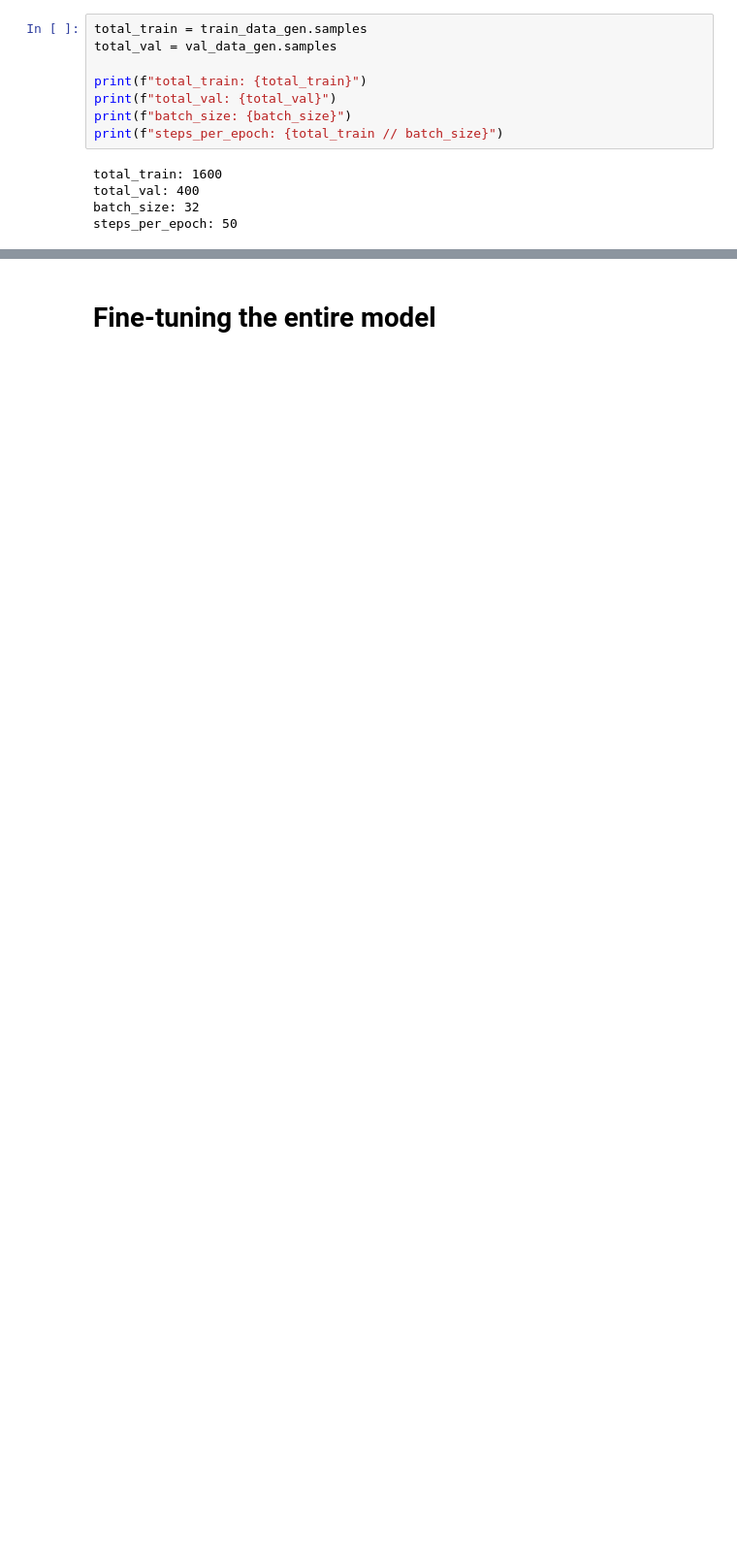
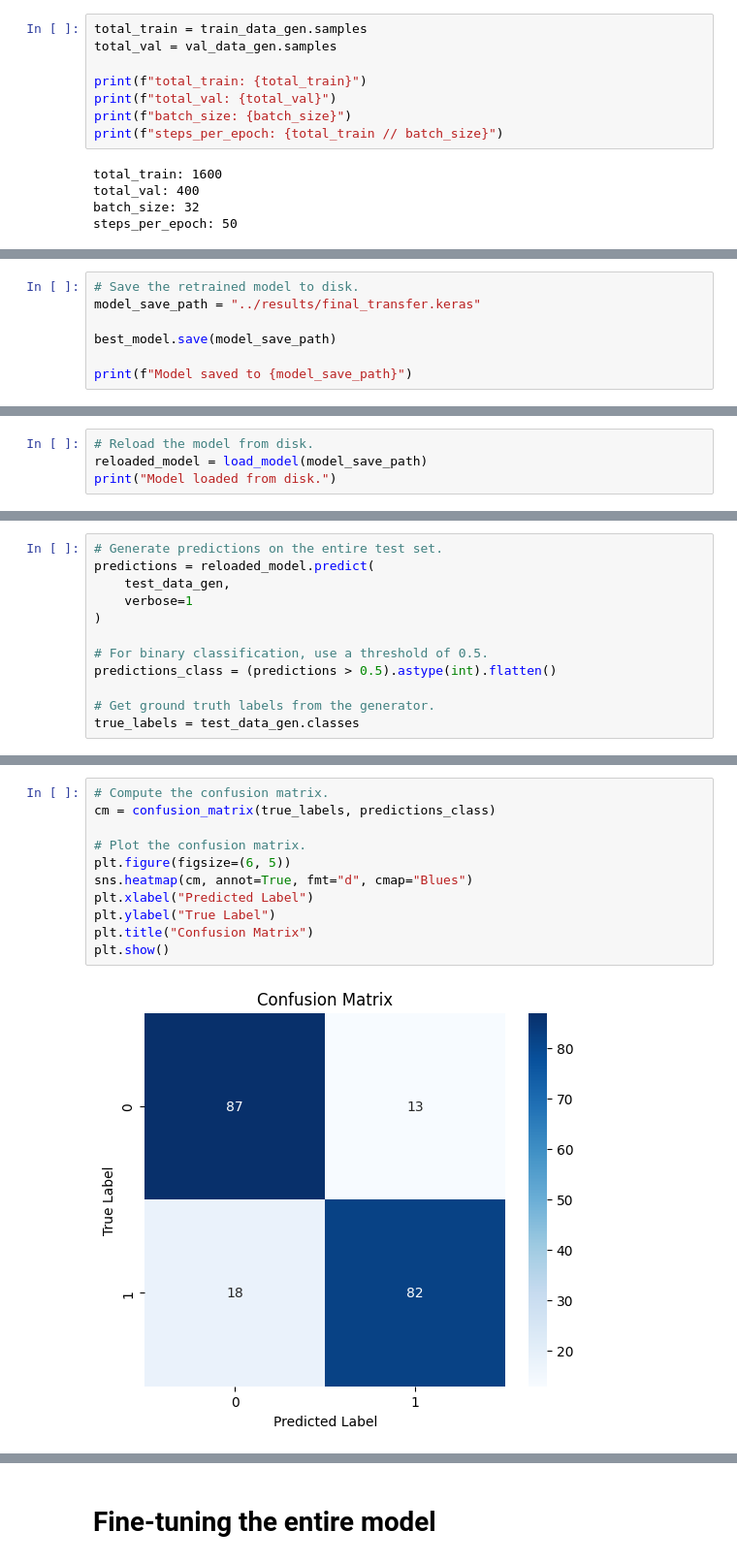
Before and after one commit to Lucmeister55/AI-project, a Jupyter notebook: notebooks/task3.ipynb, the cells around one changed output, grey strips where cells are left out. Shown at 97% size. Cells and saved outputs as stored; diff of their text form; blank space fills up the shorter version.

```diff
--- a/notebooks/task3.ipynb
+++ b/notebooks/task3.ipynb
@@ -400,0 +339,7 @@ print(f"Model saved to {model_save_path}")
+# %%
+# Save the retrained model to disk.
+model_save_path = "../results/final_transfer.keras"
+
+best_model.save(model_save_path)
+
+print(f"Model saved to {model_save_path}")
@@ -400,0 +348,4 @@ print(f"Model saved to {model_save_path}")
+# %%
+# Reload the model from disk.
+reloaded_model = load_model(model_save_path)
+print("Model loaded from disk.")
@@ -400,0 +377,12 @@ print(f"Model saved to {model_save_path}")
+# %%
+# Generate predictions on the entire test set.
+predictions = reloaded_model.predict(
+    test_data_gen,
+    verbose=1
+)
+
+# For binary classification, use a threshold of 0.5.
+predictions_class = (predictions > 0.5).astype(int).flatten()
+
+# Get ground truth labels from the generator.
+true_labels = test_data_gen.classes
@@ -400,0 +391,13 @@ print(f"Model saved to {model_save_path}")
+# %%
+# Compute the confusion matrix.
+cm = confusion_matrix(true_labels, predictions_class)
+
+# Plot the confusion matrix.
+plt.figure(figsize=(6, 5))
+sns.heatmap(cm, annot=True, fmt="d", cmap="Blues")
+plt.xlabel("Predicted Label")
+plt.ylabel("True Label")
+plt.title("Confusion Matrix")
+plt.show()
+# %% [output]
+[figure, added]
```
Also changed, not shown: parts of 40 cells of this notebook, 7 other files.
